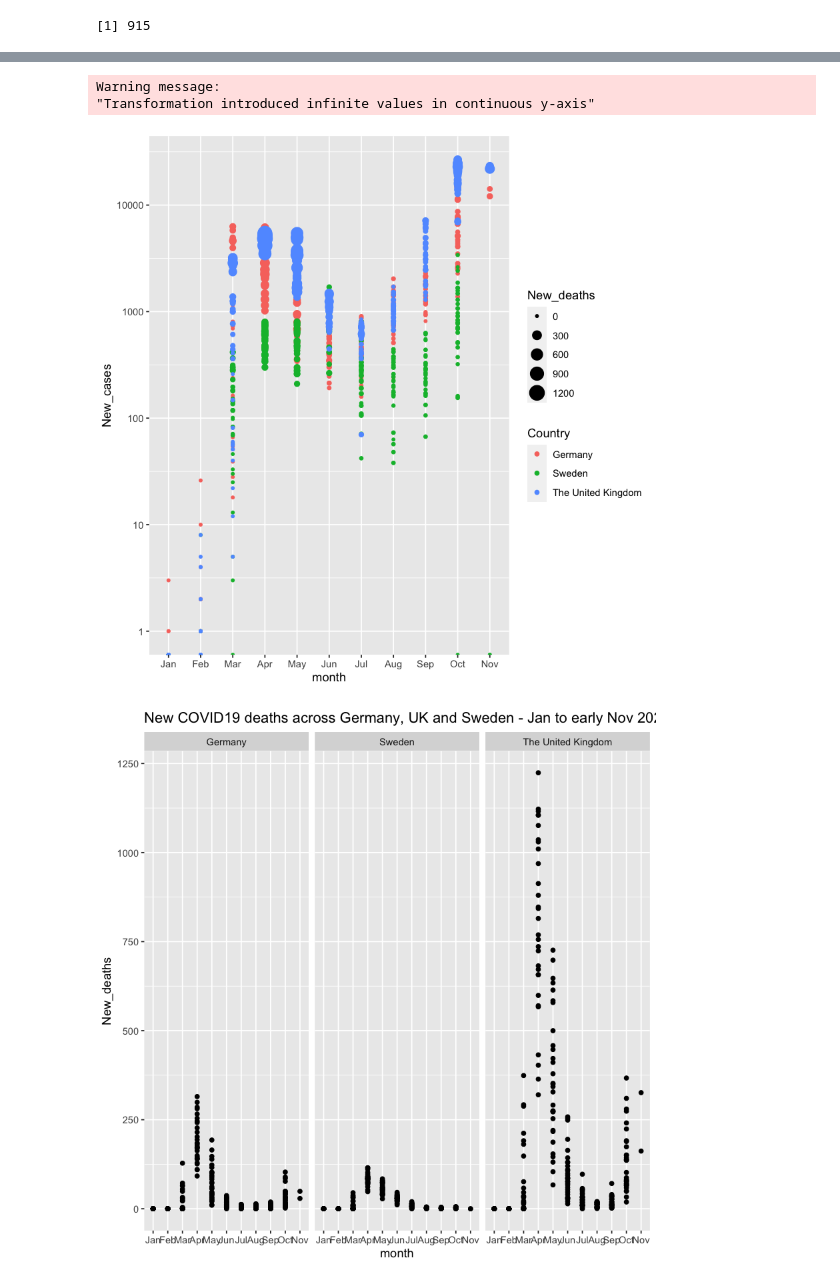
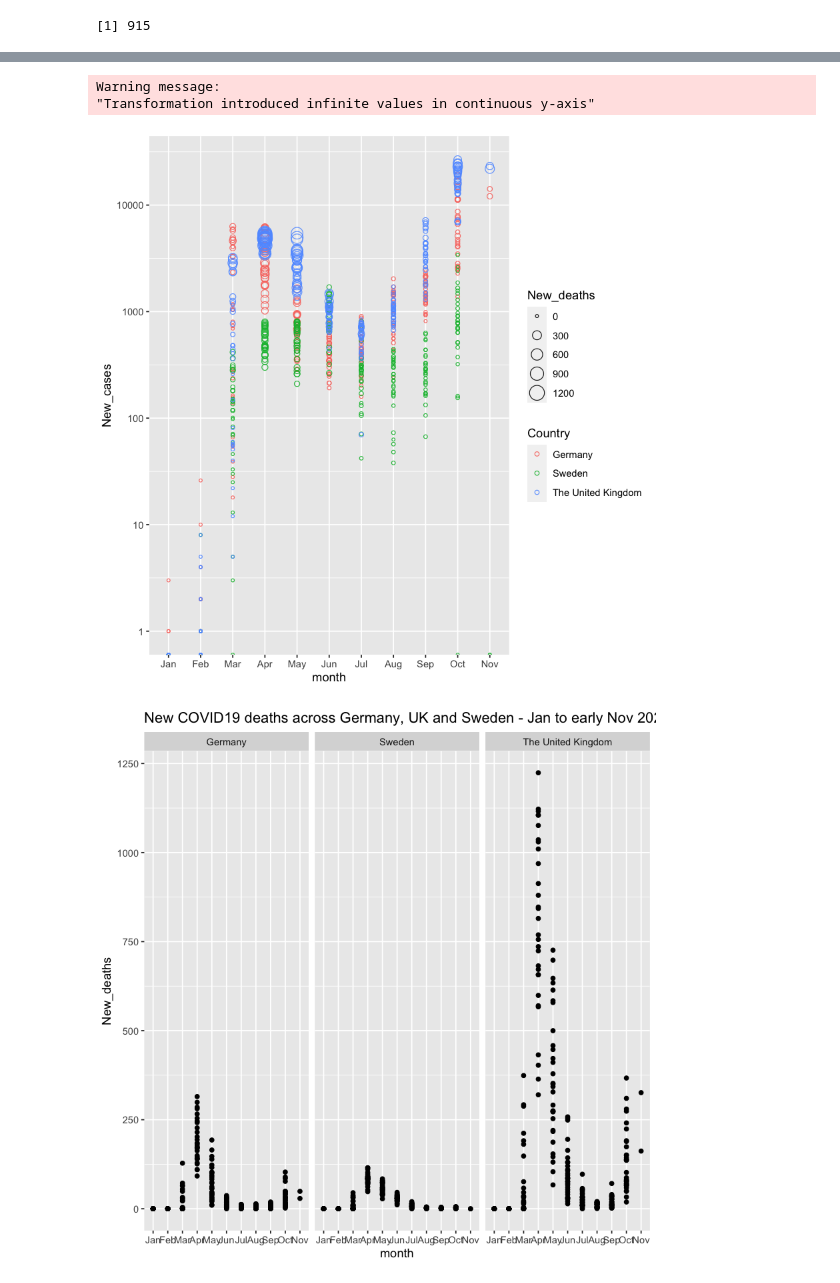
Before and after one commit to ada-nwobodo/COVID19-Prediction-Project-, a Jupyter notebook: COVID-19PredictionProject.ipynb, the cells around one changed output, grey strips where cells are left out. Saved outputs shown, nothing was run; the diff lists cells and outputs as text; code cells hidden in the pictures.

```diff
--- a/COVID-19PredictionProject.ipynb
+++ b/COVID-19PredictionProject.ipynb
@@ -396,10 +392,10 @@ ggplot(WHO_COVID19_GUS, aes(month, New_cases)) + geom_point() + facet_wrap(~Coun
 # %%
 #Scatterplot graph showing proportion of New cases and New deaths between Jan - Nov 2020 for Germany, UK and Sweden
-ggplot(WHO_COVID19_GUS, aes(x = month, y = New_cases, color = Country, size = New_deaths)) + geom_point() + scale_y_log10()
+ggplot(WHO_COVID19_GUS, aes(x = month, y = New_cases, color = Country, size = New_deaths)) + geom_point(shape = 1, alpha = 0.9) + scale_y_log10()
 # %% [output]
 Warning message:
 "Transformation introduced infinite values in continuous y-axis"
-[figure, old version]
+[figure, new version]
 # %%
 ggplot(WHO_COVID19_GUS, aes(month, New_deaths)) + geom_point() + facet_wrap(~Country) + ggtitle("New COVID19 deaths across Germany, UK and Sweden - Jan to early Nov 2020")
 #similar curve to above (with first and second wave peaks for UK and Germany) but significantly higher peak in mortality rates in the UK compared with Germany. Peak in Swedish mortality rates in April
```
Also changed, not shown: parts of 5 cells of this notebook, 2 other files.
